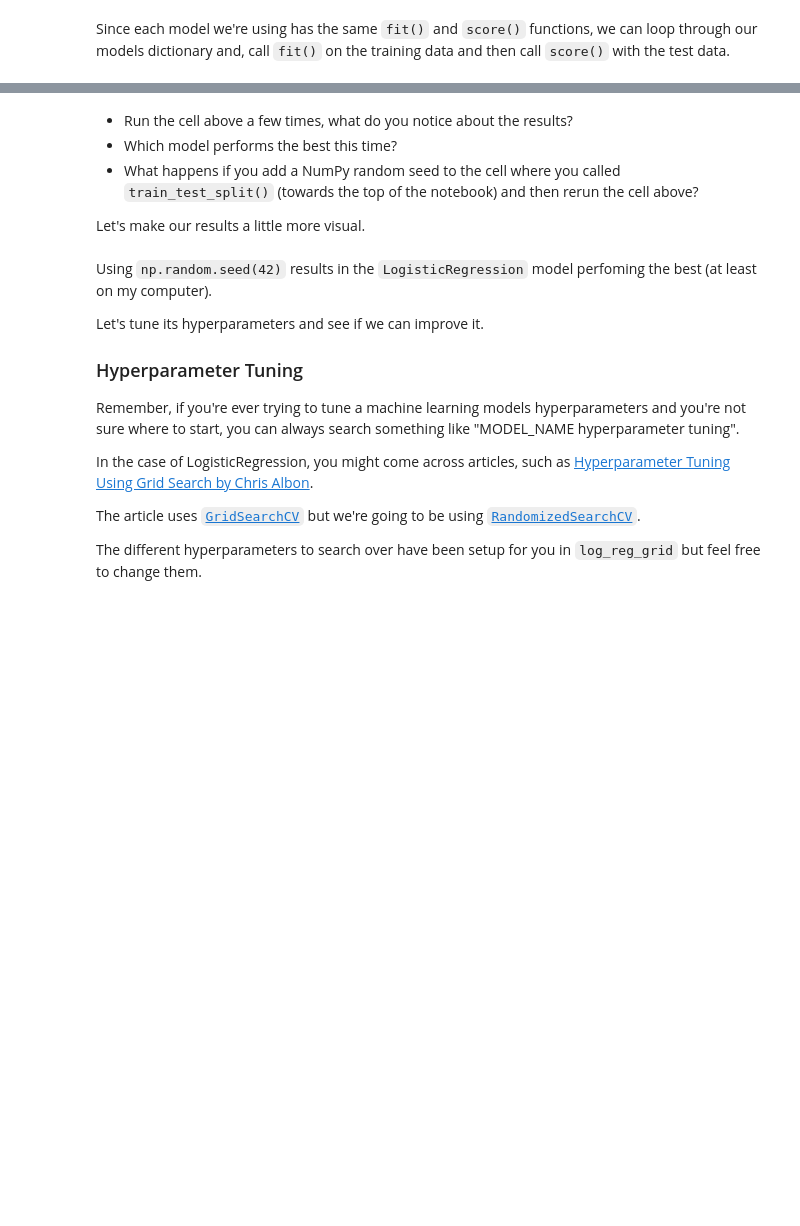
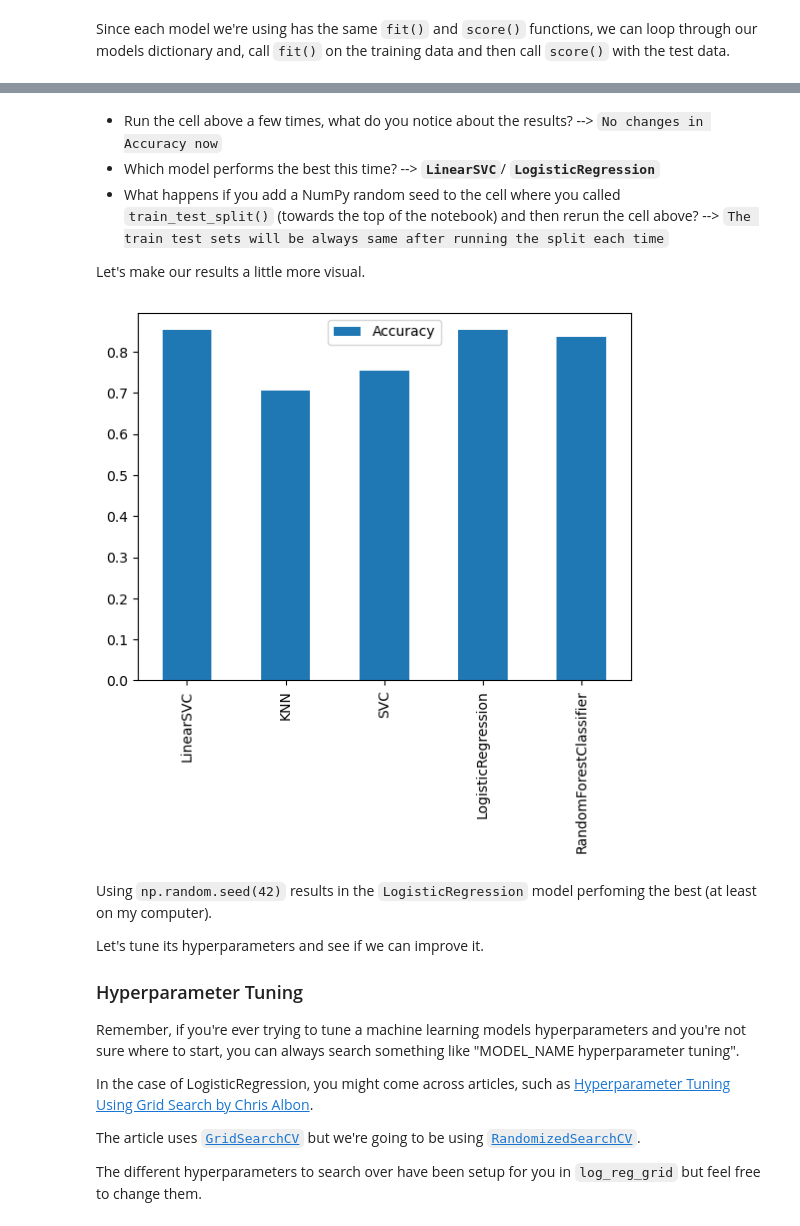
Before and after one commit to Eakempreet/Learning-ML, a Jupyter notebook: Scikit-Learn/scikit-learn-exercises.ipynb, the cells around one changed output, grey strips where cells are left out. Saved outputs shown, nothing was run; the diff lists cells and outputs as text; code cells hidden in the pictures; blank space fills up the shorter version.

```diff
--- a/Scikit-Learn/scikit-learn-exercises.ipynb
+++ b/Scikit-Learn/scikit-learn-exercises.ipynb
@@ -89,10 +135,10 @@ After following the map, you decide to use the [`RandomForestClassifier`](https:
 ### 2. Preparing a machine learning model
 # %%
 # Import the RandomForestClassifier from sklearn's ensemble module
-###
+from sklearn.ensemble import RandomForestClassifier
 
 # Instantiate an instance of RandomForestClassifier as clf
-clf =
+clf = RandomForestClassifier()
 # %% [markdown]
 Now you've got a `RandomForestClassifier` instance, let's fit it to the training data.
 
@@ -101,4 +147,4 @@ Once it's fit, we'll make predictions on the test data.
 ### 3. Fitting a model and making predictions
 # %%
 # Fit the RandomForestClassifier to the training data
-clf.fit(###, ###)
+clf.fit(X_train, y_train)
@@ -173,14 +225,14 @@ example_dict = {"RandomForestClassifier": RandomForestClassifier()}
 # Create a dictionary called models which contains all of the classification models we've imported
 # Make sure the dictionary is in the same format as example_dict
 # The models dictionary should contain 5 models
-models = {"LinearSVC": ###,
-          "KNN": ###,
-          "SVC": ###,
-          "LogisticRegression": ###,
-          "RandomForestClassifier": ###}
+models = {"LinearSVC": LinearSVC(max_iter=1000),
+          "KNN": KNeighborsClassifier(),
+          "SVC": SVC(),
+          "LogisticRegression": LogisticRegression(max_iter=1000),
+          "RandomForestClassifier": RandomForestClassifier()}
 
 # Create an empty dictionary called results
-results = ###
+results = {}
 # %% [markdown]
 Since each model we're using has the same `fit()` and `score()` functions, we can loop through our models dictionary and, call `fit()` on the training data and then call `score()` with the test data.
 # %%
@@ -195,9 +249,9 @@ example_results
 # %%
 # Loop through the models dictionary items, fitting the model on the training data
 # and appending the model name and model score on the test data to the results dictionary
-for model_name, model in ###:
-    model.fit(###)
-    results[model_name] = model.score(###)
+for model_name, model in models.items():
+    model.fit(X_train, y_train)
+    results[model_name] = model.score(X_test, y_test)
 
 # View the results
 results
@@ -224,19 +306,21 @@ results
 # %% [markdown]
-* Run the cell above a few times, what do you notice about the results?
-* Which model performs the best this time?
-* What happens if you add a NumPy random seed to the cell where you called `train_test_split()` (towards the top of the notebook) and then rerun the cell above?
+* Run the cell above a few times, what do you notice about the results? --> `No changes in Accuracy now`
+* Which model performs the best this time? --> **`LinearSVC`**/ **`LogisticRegression`**
+* What happens if you add a NumPy random seed to the cell where you called `train_test_split()` (towards the top of the notebook) and then rerun the cell above? --> `The train test sets will be always same after running the split each time`
 
 Let's make our results a little more visual.
 # %%
 # Create a pandas dataframe with the data as the values of the results dictionary,
 # the index as the keys of the results dictionary and a single column called accuracy.
 # Be sure to save the dataframe to a variable.
-results_df = pd.DataFrame(results.###(),
-                          results.###(),
-                          columns=[####])
-
+results_df = pd.DataFrame(results.values(),
+                          index=results.keys(),
+                          columns=["Accuracy"])
+results_df
 # Create a bar plot of the results dataframe using plot.bar()
-###
+results_df.plot.bar();
+# %% [output]
+[figure, added]
 # %% [markdown]
 Using `np.random.seed(42)` results in the `LogisticRegression` model perfoming the best (at least on my computer).
 
```
Also changed, not shown: parts of 18 cells of this notebook, 1 other file.
